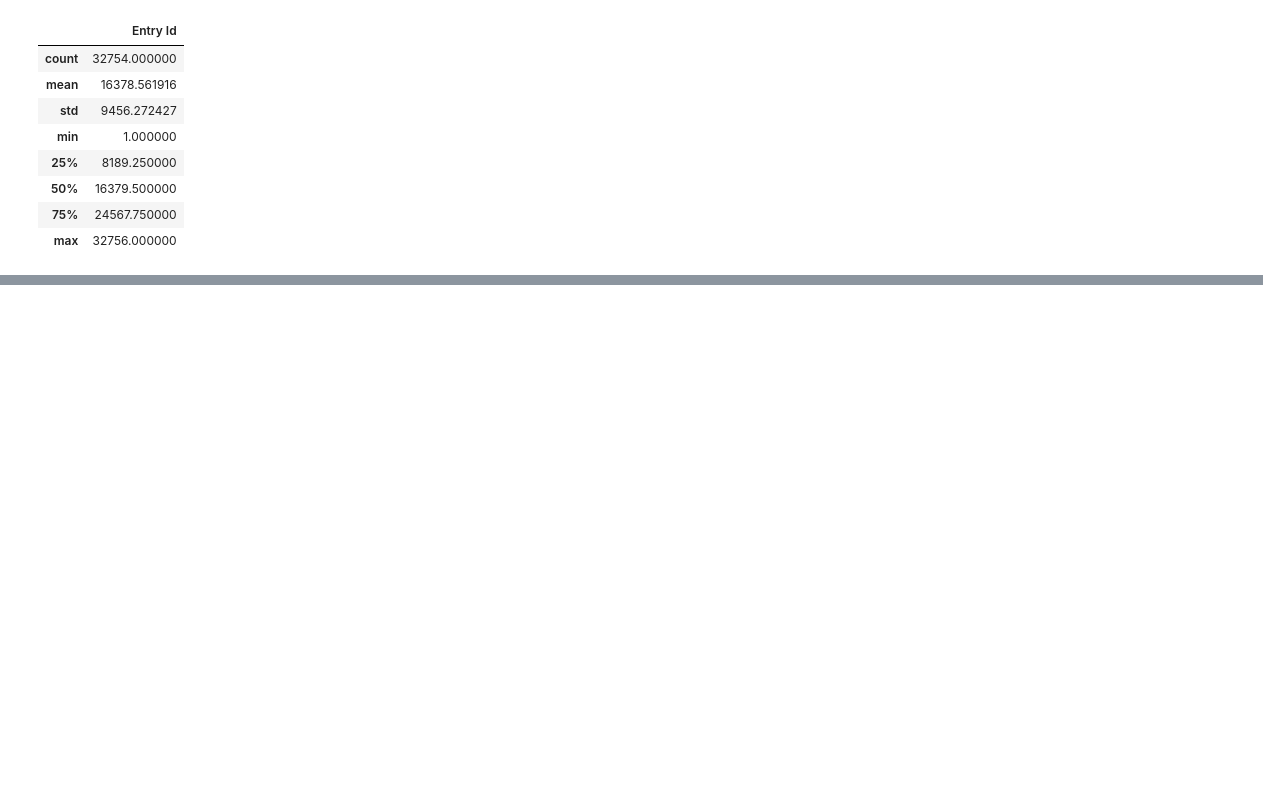
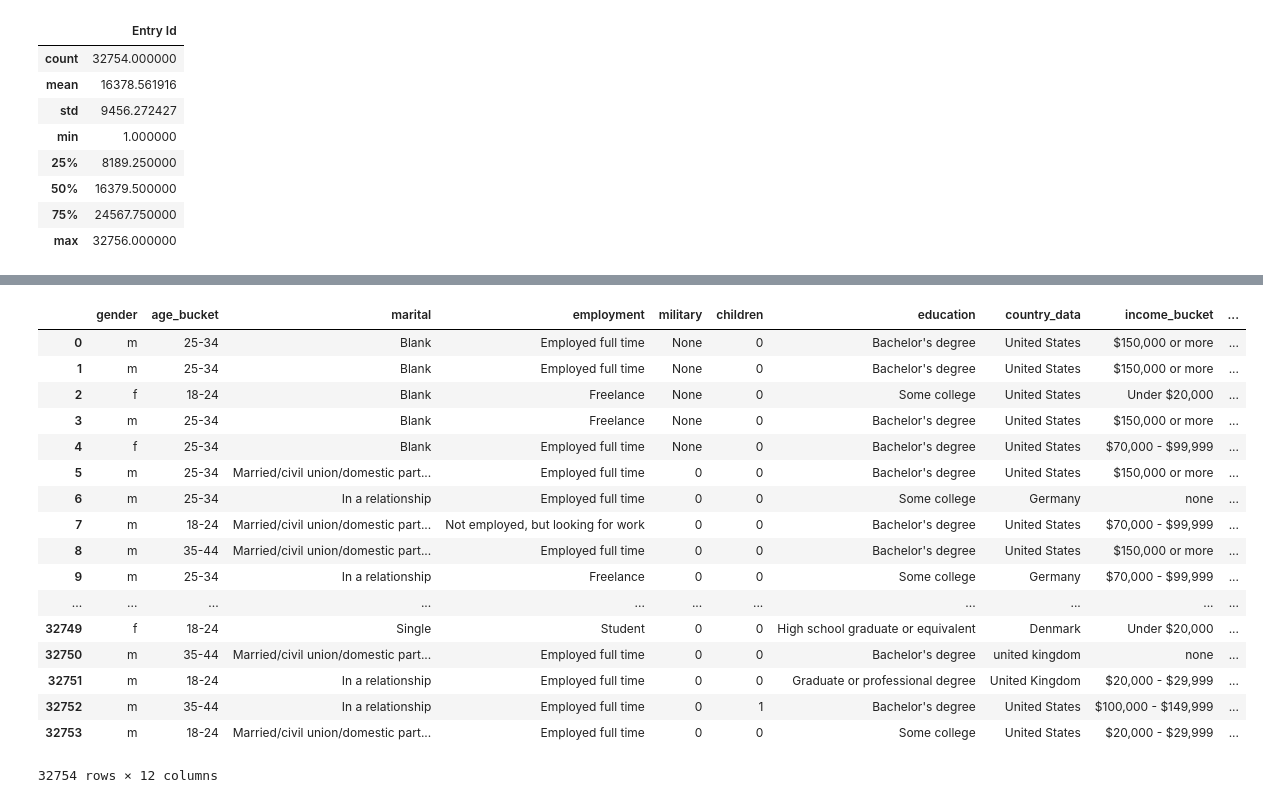
Before and after one commit to gnitnuj/RedditSurveyRandomForests, a Jupyter notebook: Reddit Survey.ipynb, the cells around one changed output, grey strips where cells are left out. Cells and saved outputs as stored; diff of their text form; code cells hidden in the pictures; blank space fills up the shorter version.

Commit message:
data cleanup is either complete or really close to complete...

```diff
--- a/Reddit Survey.ipynb
+++ b/Reddit Survey.ipynb
@@ -39,0 +186,40 @@ X.describe()
+# %%
+# clean military
+def clean_military(x):
+    if x == "Yes":
+        return 1
+    elif x == "No":
+        return 0
+    else:
+        return "None"
+
+df["military"] = df["military"].apply(clean_military)
+# %%
+# clean children
+def clean_children(x):
+    if x == "Yes":
+        return 1
+    elif x == "No":
+        return 0
+    else:
+        return "None"
+
+df["children"] = df["children"].apply(clean_children)
+# %%
+# clean cheese
+def clean_cheese(x):
+    if x == "none":
+        return "None"
+    elif x == " awww":
+        return "None"
+    elif x == " f7u12":
+         return "None"
+    elif x == "programming":
+        return "None"
+    elif x == "1":
+        return "None"
+    elif x == " Pics":
+        return "None"
+    else:
+        return x
+df["cheese"] = df["cheese"].apply(clean_cheese)
@@ -39,0 +284,23 @@ X.describe()
+# %%
+# copy df over to X just because I feel like this is a good point to do so...
+X = df
+X
+# %% [output]
+|  | gender | age_bucket | marital | employment | military | children | education | country_data | income_bucket | ... |
+| 0 | m | 25-34 | Blank | Employed full time | None | 0 | Bachelor's degree | United States | $150,000 or more | ... |
+| 1 | m | 25-34 | Blank | Employed full time | None | 0 | Bachelor's degree | United States | $150,000 or more | ... |
+| 2 | f | 18-24 | Blank | Freelance | None | 0 | Some college | United States | Under $20,000 | ... |
+| 3 | m | 25-34 | Blank | Freelance | None | 0 | Bachelor's degree | United States | $150,000 or more | ... |
+| 4 | f | 25-34 | Blank | Employed full time | None | 0 | Bachelor's degree | United States | $70,000 - $99,999 | ... |
+| 5 | m | 25-34 | Married/civil union/domestic part... | Employed full time | 0 | 0 | Bachelor's degree | United States | $150,000 or more | ... |
+| 6 | m | 25-34 | In a relationship | Employed full time | 0 | 0 | Some college | Germany | none | ... |
+| 7 | m | 18-24 | Married/civil union/domestic part... | Not employed, but looking for work | 0 | 0 | Bachelor's degree | United States | $70,000 - $99,999 | ... |
+| 8 | m | 35-44 | Married/civil union/domestic part... | Employed full time | 0 | 0 | Bachelor's degree | United States | $150,000 or more | ... |
+| 9 | m | 25-34 | In a relationship | Freelance | 0 | 0 | Some college | Germany | $70,000 - $99,999 | ... |
+| ... | ... | ... | ... | ... | ... | ... | ... | ... | ... | ... |
+| 32749 | f | 18-24 | Single | Student | 0 | 0 | High school graduate or equivalent | Denmark | Under $20,000 | ... |
+| 32750 | m | 35-44 | Married/civil union/domestic part... | Employed full time | 0 | 0 | Bachelor's degree | united kingdom | none | ... |
+| 32751 | m | 18-24 | In a relationship | Employed full time | 0 | 0 | Graduate or professional degree | United Kingdom | $20,000 - $29,999 | ... |
+| 32752 | m | 35-44 | In a relationship | Employed full time | 0 | 1 | Bachelor's degree | United States | $100,000 - $149,999 | ... |
+| 32753 | m | 18-24 | Married/civil union/domestic part... | Employed full time | 0 | 0 | Some college | United States | $20,000 - $29,999 | ... |
+32754 rows × 12 columns
```
Also changed, not shown: parts of 27 cells of this notebook.
